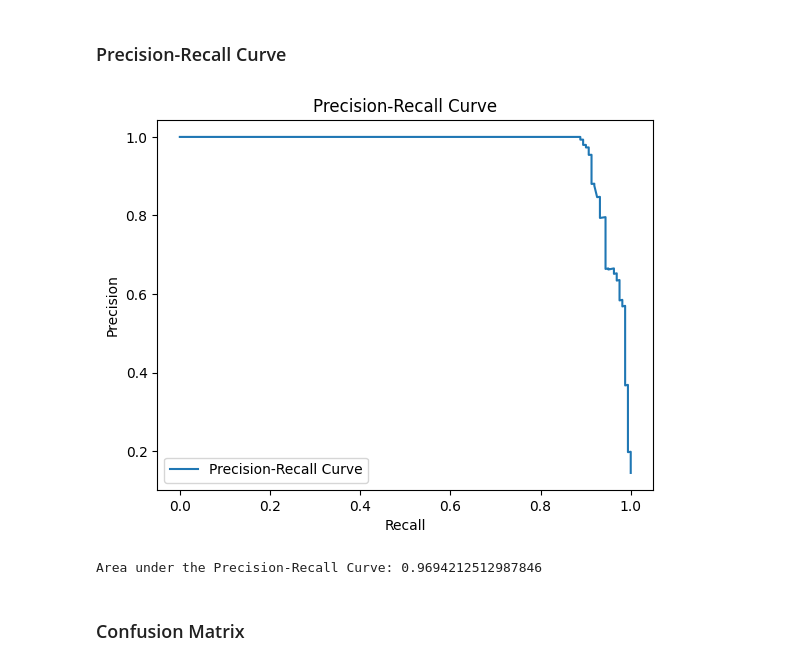
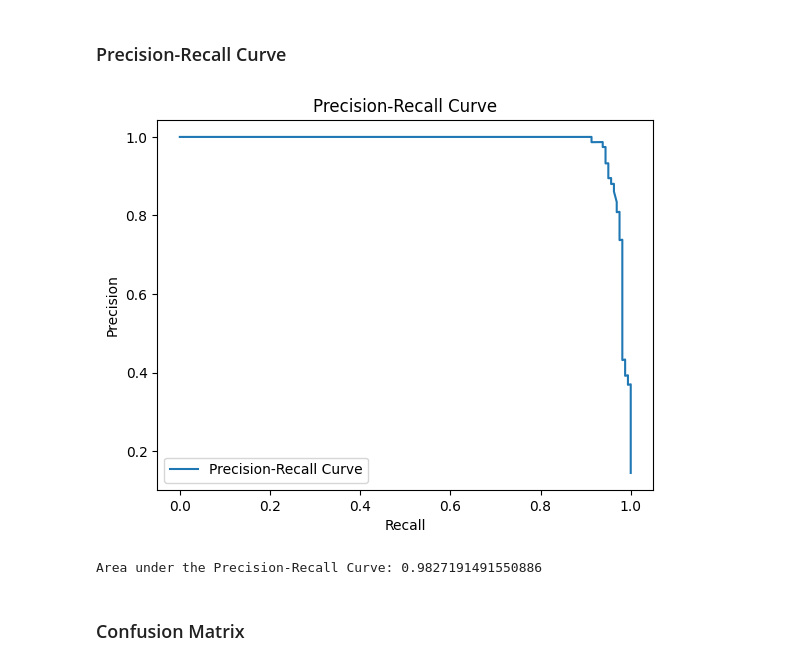
Before and after one commit to U1Kemp/AppliedMachineLearning, a Jupyter notebook: Assignment1/train.ipynb, the cells around one changed output. Drawn from its saved outputs; the diff is of its cells as text; code cells hidden in the pictures.

```diff
--- a/Assignment1/train.ipynb
+++ b/Assignment1/train.ipynb
@@ -126,5 +101,3 @@ scores.mean(), scores.std()
 (np.float64(0.9674777044389581), np.float64(0.010008235582897696))
 # %% [markdown]
 ## Fitting the model
-# %%
-pipeline_nb.fit(msg_train['message'],msg_train['label'])
@@ -133,0 +104,10 @@ Pipeline(steps=[('bow', CountVectorizer()), ('tfidf', TfidfTransformer()),
+# %%
+param_grid = {
+    'classifier__alpha': [0.1, 0.2, 0.5, 1],
+}
+
+NB_Classifier = GridSearchCV(pipeline_nb, param_grid, cv=5, scoring='f1', verbose=3, n_jobs=-1)
+NB_Classifier.fit(msg_train['message'], msg_train['label'])
+
+print("Best parameters:", NB_Classifier.best_params_)
+print("Best score:", NB_Classifier.best_score_)
@@ -244,22 +242,22 @@ f1.append(f)
 # %% [markdown]
 ### Precision-Recall Curve
 # %%
-p, r, t = precision_recall_curve(msg_test['label'], pipeline_nb.predict_proba(msg_test['message'])[:,1],pos_label=1)
+p, r, t = precision_recall_curve(msg_test['label'], NB_Classifier.predict_proba(msg_test['message'])[:,1],pos_label=1)
 # plot the curve
 plt.plot(r, p, label='Precision-Recall Curve')
 plt.xlabel('Recall')
 plt.ylabel('Precision')
 plt.title('Precision-Recall Curve')
 plt.legend()
 plt.show()
 # %% [output]
-[figure, old version]
+[figure, new version]
 # %%
 auc_pr = auc(r,p)
 # print the area under the curve
 print('Area under the Precision-Recall Curve:', auc_pr)
 # %% [output]
-Area under the Precision-Recall Curve: 0.9694212512987846
+Area under the Precision-Recall Curve: 0.9827191491550886
 # %%
 pr_auc.append(auc_pr)
 # %% [markdown]
```
Also changed, not shown: parts of 32 cells of this notebook.
